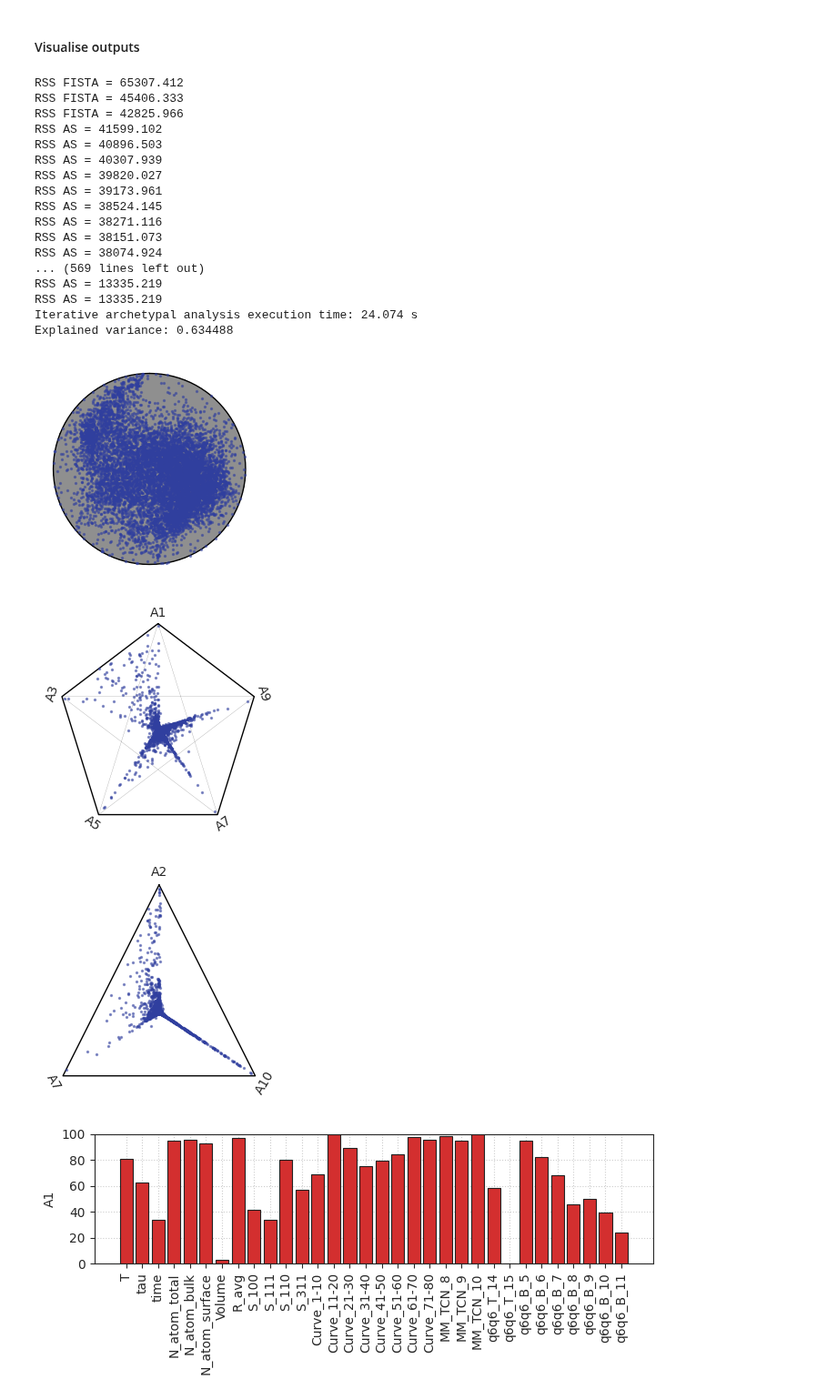
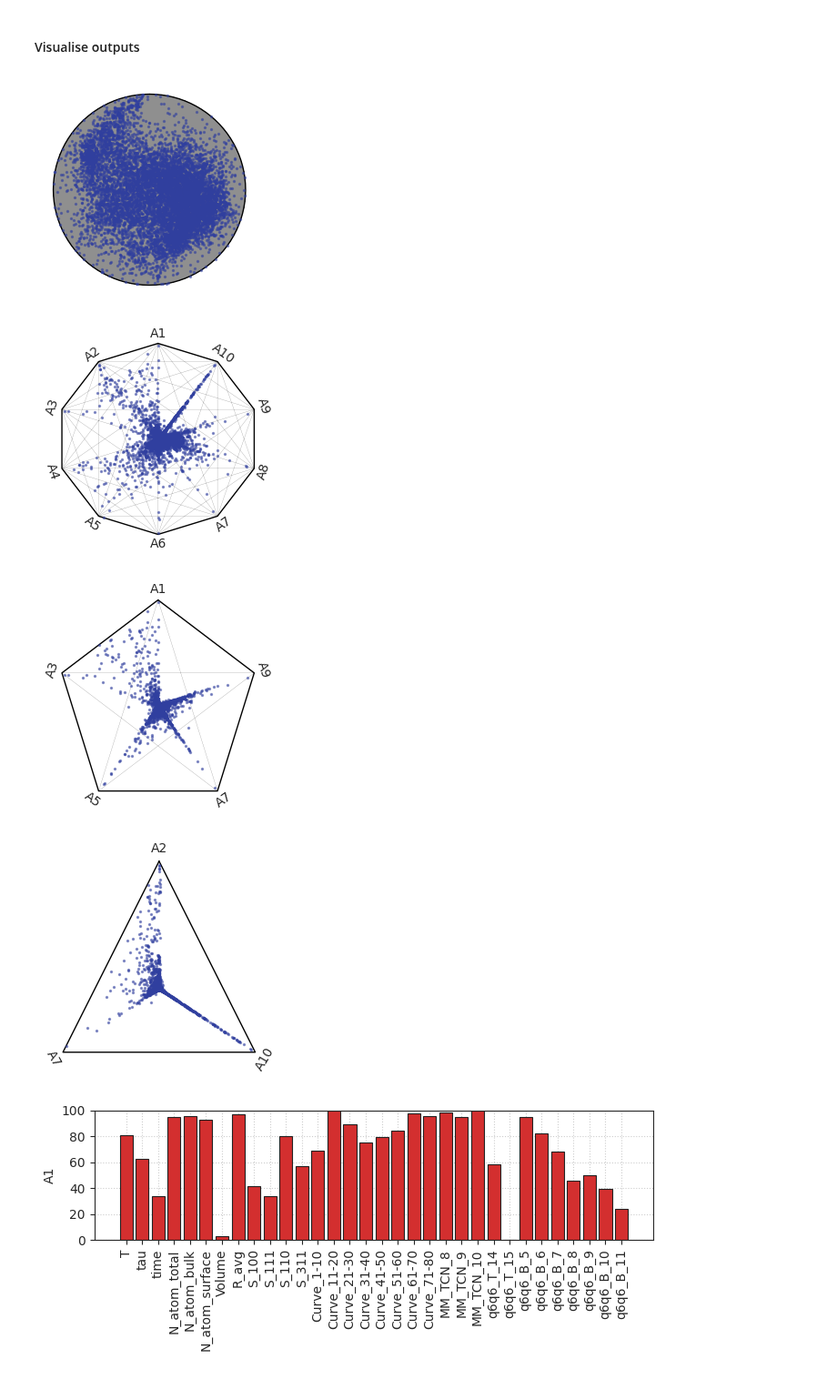
Before and after one commit to Jon-Ting/iterative-archetypal-analysis, a Jupyter notebook: IAA_BNP.ipynb, the cells around one changed output. Shown at 91% size. Saved outputs shown, nothing was run; the diff lists cells and outputs as text; code cells hidden in the pictures.

Commit message:
chore: update figures

```diff
--- a/IAA_BNP.ipynb
+++ b/IAA_BNP.ipynb
@@ -481,43 +481,17 @@ plot_tsne(Xscaled, figNamePrefix=f"{eleComb}_100p_iAA", perplexity=30, markerSiz
 [figure]
 # %% [markdown]
 #### Visualise outputs
-# %%
-# Rerun iterative archetypal analysis with the decided number of archetypes
-numArchetypes = 10
-numSubset = 10
-iAA = ArchetypalAnalysis(n_archetypes=numArchetypes, iterative=True, robust=ROBUST, only_archetypes=False, n_subsets=numSubset, shuffle=SHUFFLE,
-                         C=C, tolerance=TOLERANCE, computeXtX=COMPUTE_XTX, stepsFISTA=STEPS_FISTA, stepsAS=STEPS_AS, randominit=RANDOM_INIT,
-                         random_state=RANDOM_STATE, numThreads=NUM_JOBS)
-iAA.fit(Xscaled)
-print(f"Iterative archetypal analysis execution time: {iAA.run_time:.3f} s")
-print(f"Explained variance: {iAA.explained_variance_:.6f}\n")
-# %% [output]
-RSS FISTA = 65307.412
-RSS FISTA = 45406.333
-RSS FISTA = 42825.966
-RSS AS = 41599.102
-RSS AS = 40896.503
-RSS AS = 40307.939
-RSS AS = 39820.027
-RSS AS = 39173.961
-RSS AS = 38524.145
-RSS AS = 38271.116
-RSS AS = 38151.073
-RSS AS = 38074.924
-... (569 lines left out)
-RSS AS = 13335.219
-RSS AS = 13335.219
-Iterative archetypal analysis execution time: 24.074 s
-Explained variance: 0.634488
 # %%
 # Map data to restricted (numArchs) archetype spaces
 iAA.plot_simplex(iAA.alfa, archIDs=list(range(iAA.n_archetypes)), showLabel=False, figNamePrefix=f"{eleComb}_allAs")  # All archetypes
+iAA.plot_simplex(iAA.alfa, archIDs=list(range(10)), showLabel=True, figNamePrefix=f"{eleComb}_10As")
 iAA.plot_simplex(iAA.alfa, archIDs=[0, 2, 4, 6, 8], showLabel=True, figNamePrefix=f"{eleComb}_5As")
 iAA.plot_simplex(iAA.alfa, archIDs=[1, 6, 9], showLabel=True, figNamePrefix=f"{eleComb}_3As")
 # %% [output]
 [figure]
-[figure, old version]
+[figure, new version]
-[figure, old version]
+[figure, new version]
+[figure, added]
 # %%
 # Display all feature names
 # print(list(zip([i for i in range(len(allfeatNames))], allfeatNames)))
```
Also changed, not shown: parts of 5 cells of this notebook, 7 other files.
